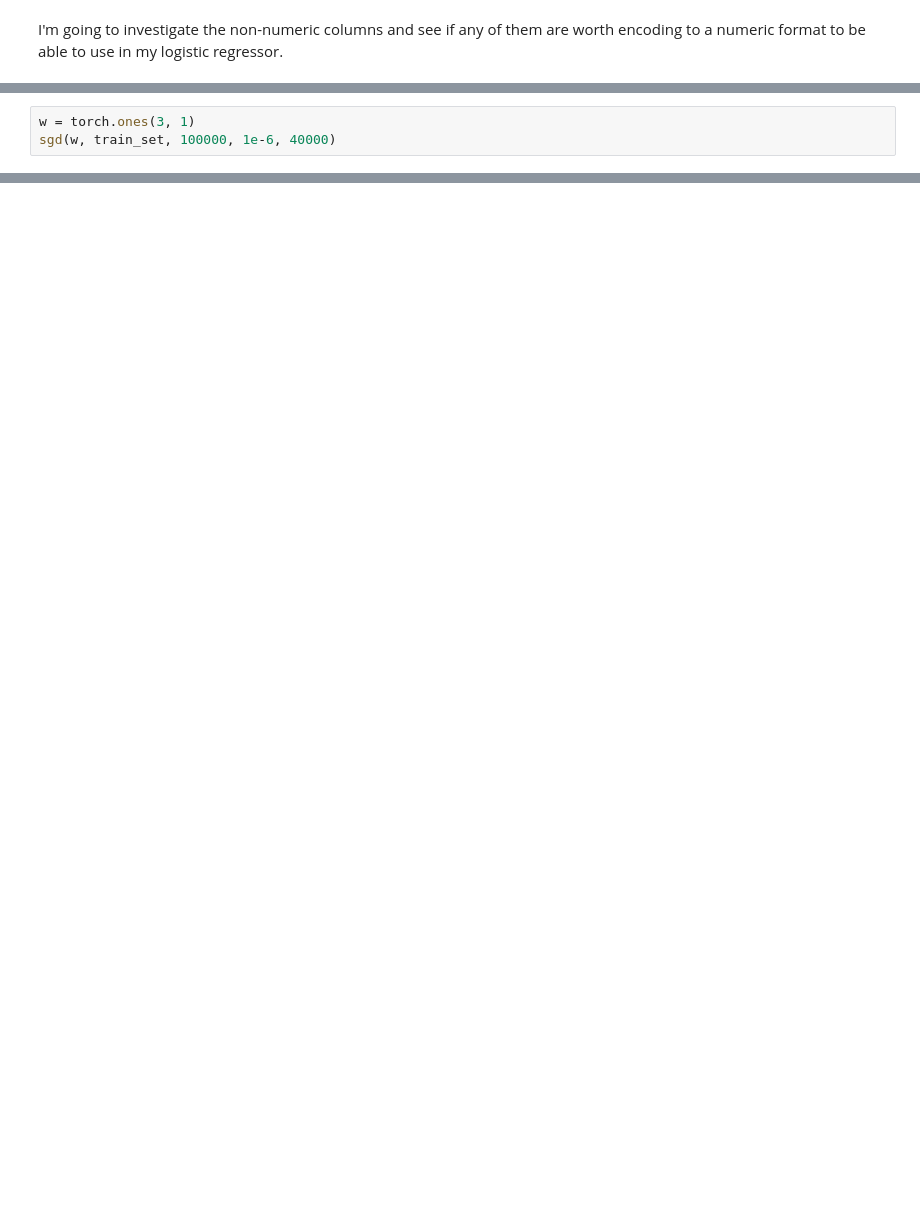
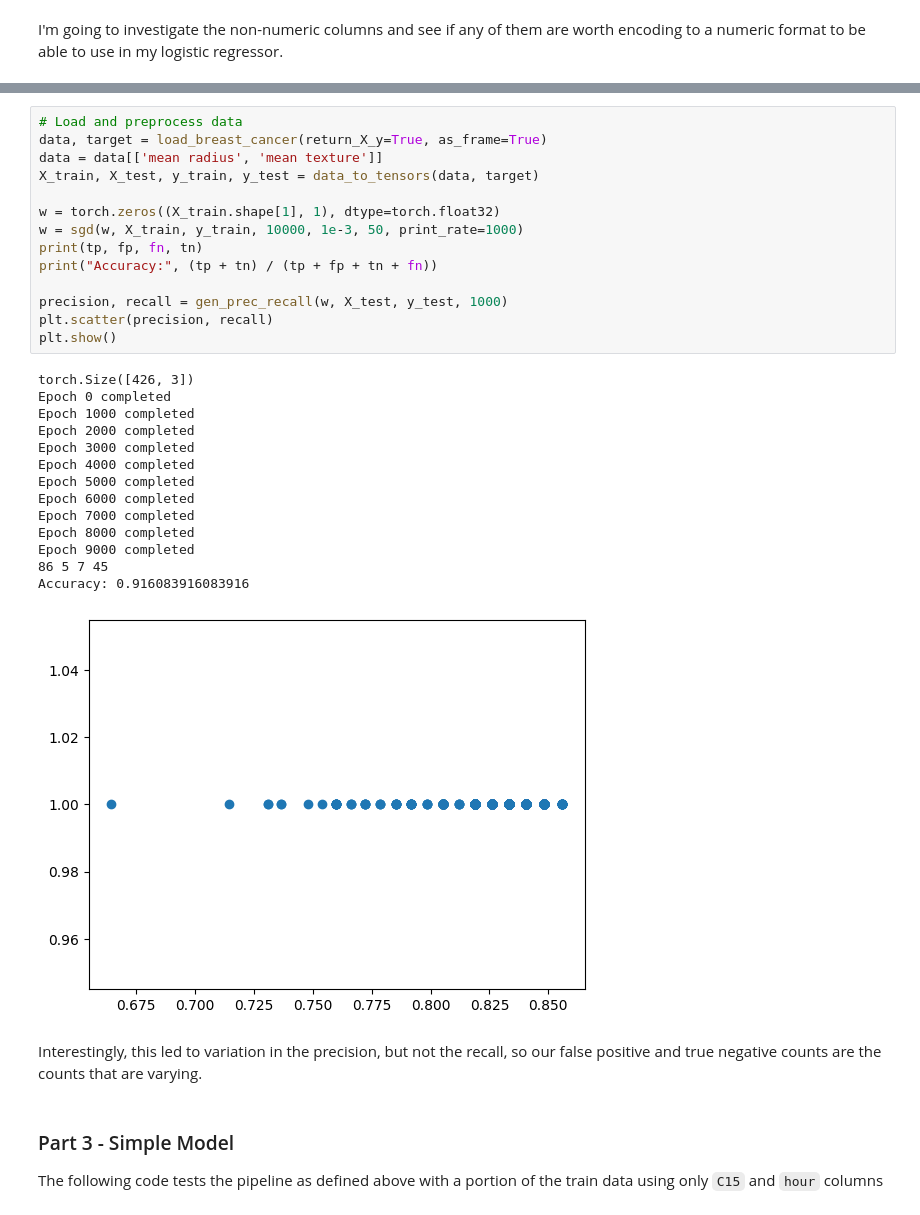
Before and after one commit to Dolphcode/cs-370-repo, a Jupyter notebook: assignments/assignment-1/part-B.ipynb, the cells around one changed output, grey strips where cells are left out. Saved outputs shown, nothing was run; the diff lists cells and outputs as text; blank space fills up the shorter version.

```diff
--- a/assignments/assignment-1/part-B.ipynb
+++ b/assignments/assignment-1/part-B.ipynb
@@ -346,3 +76,0 @@ With this we can now run our algorithm
-# %%
-w = torch.ones(3, 1)
-sgd(w, train_set, 100000, 1e-6, 40000)
@@ -367,0 +426,35 @@ KeyboardInterrupt:
+# %%
+# Load and preprocess data
+data, target = load_breast_cancer(return_X_y=True, as_frame=True)
+data = data[['mean radius', 'mean texture']]
+X_train, X_test, y_train, y_test = data_to_tensors(data, target)
+
+w = torch.zeros((X_train.shape[1], 1), dtype=torch.float32)
+w = sgd(w, X_train, y_train, 10000, 1e-3, 50, print_rate=1000)
+print(tp, fp, fn, tn)
+print("Accuracy:", (tp + tn) / (tp + fp + tn + fn))
+
+precision, recall = gen_prec_recall(w, X_test, y_test, 1000)
+plt.scatter(precision, recall)
+plt.show()
+# %% [output]
+torch.Size([426, 3])
+Epoch 0 completed
+Epoch 1000 completed
+Epoch 2000 completed
+Epoch 3000 completed
+Epoch 4000 completed
+Epoch 5000 completed
+Epoch 6000 completed
+Epoch 7000 completed
+Epoch 8000 completed
+Epoch 9000 completed
+86 5 7 45
+Accuracy: 0.916083916083916
+[figure, added]
+# %% [markdown]
+Interestingly, this led to variation in the precision, but not the recall, so our false positive and true negative counts are the counts that are varying.
+# %% [markdown]
+### Part 3 - Simple Model
+
+The following code tests the pipeline as defined above with a portion of the train data using only `C15` and `hour` columns
```
Also changed, not shown: parts of 77 cells of this notebook, 2 other files.
